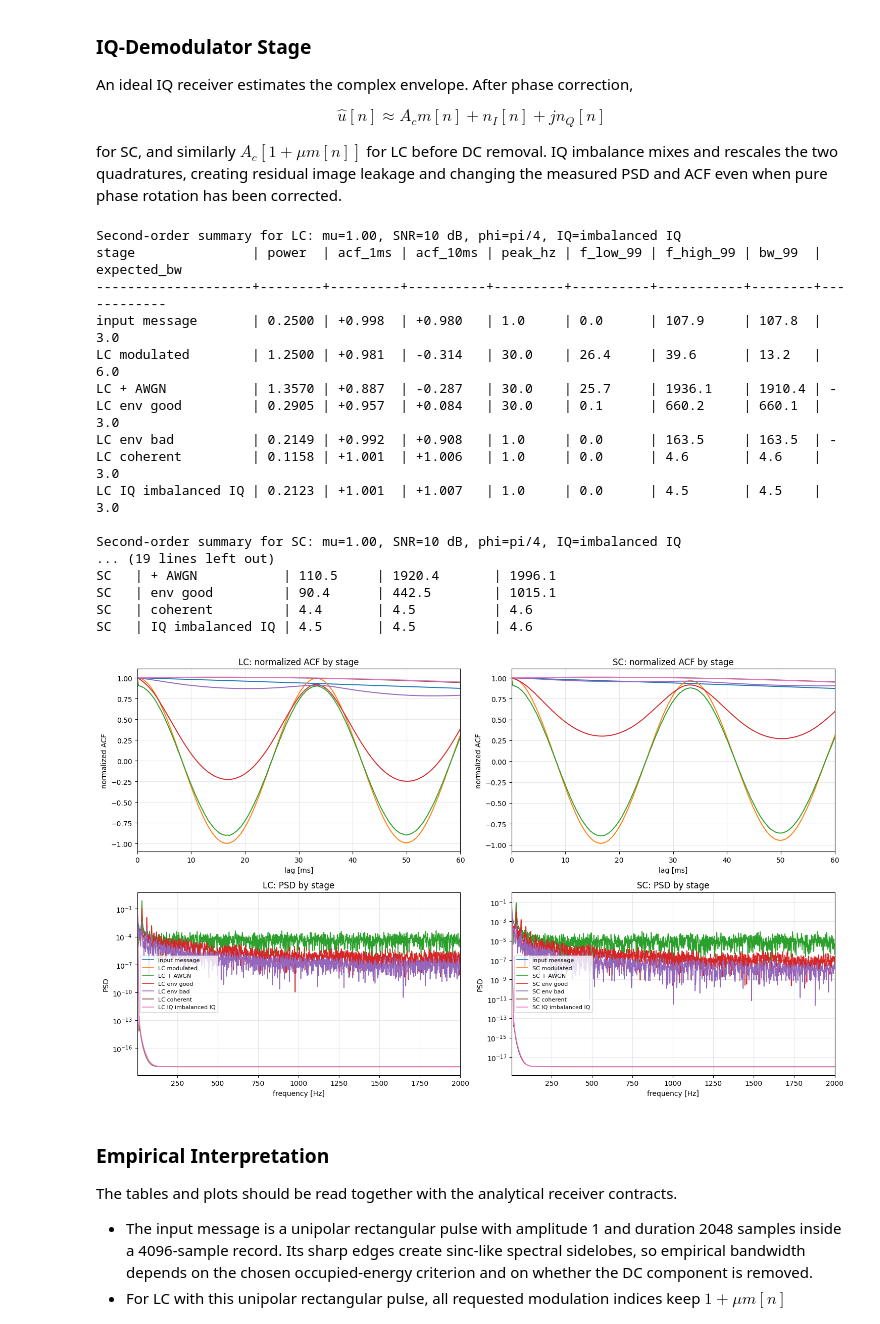
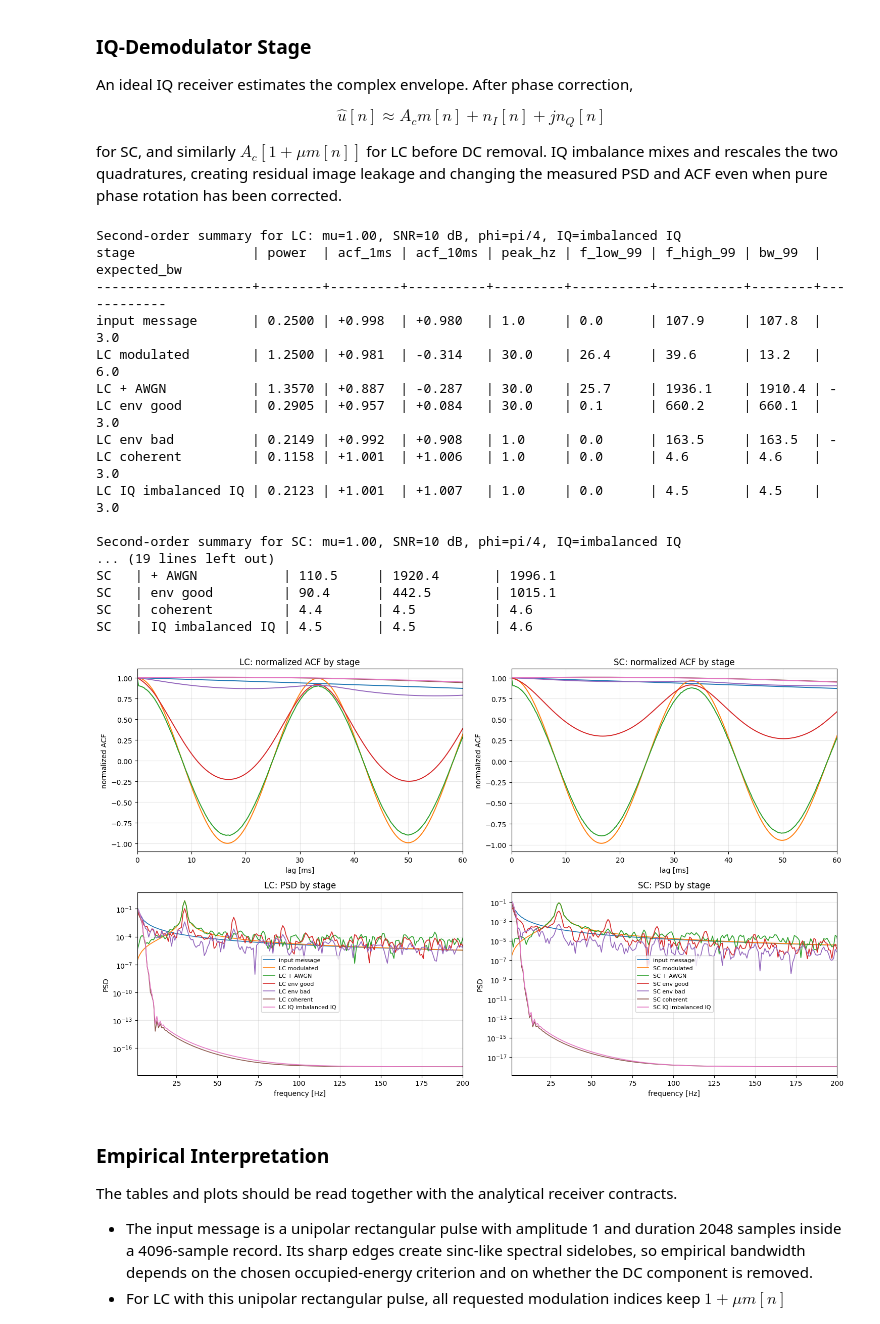
Before and after one commit to AlmondSund/RandomSignalsTheory, a Jupyter notebook: workshops/05-am/am.ipynb, the cells around one changed output. Saved outputs shown, nothing was run; the diff lists cells and outputs as text; code cells hidden in the pictures.

```diff
--- a/workshops/05-am/am.ipynb
+++ b/workshops/05-am/am.ipynb
@@ -1587,35 +1587,35 @@ for col, mode in enumerate(["LC", "SC"]):
     axes[0, col].set_title(f"{mode}: normalized ACF by stage")
     axes[0, col].set_xlabel("lag [ms]")
     axes[0, col].set_ylabel("normalized ACF")
     axes[0, col].set_xlim(0.0, 60.0)
     axes[0, col].grid(alpha=0.3)
     axes[1, col].set_title(f"{mode}: PSD by stage")
     axes[1, col].set_xlabel("frequency [Hz]")
     axes[1, col].set_ylabel("PSD")
-    axes[1, col].set_xlim(1.0, 2_000.0)
+    axes[1, col].set_xlim(1.0, 200.0)
     axes[1, col].grid(alpha=0.3)
     axes[1, col].legend(fontsize=8)
 plt.tight_layout()
 plt.show()
 # %% [output]
 Second-order summary for LC: mu=1.00, SNR=10 dB, phi=pi/4, IQ=imbalanced IQ
 stage               | power  | acf_1ms | acf_10ms | peak_hz | f_low_99 | f_high_99 | bw_99  | expected_bw
 --------------------+--------+---------+----------+---------+----------+-----------+--------+------------
 input message       | 0.2500 | +0.998  | +0.980   | 1.0     | 0.0      | 107.9     | 107.8  | 3.0
 LC modulated        | 1.2500 | +0.981  | -0.314   | 30.0    | 26.4     | 39.6      | 13.2   | 6.0
 LC + AWGN           | 1.3570 | +0.887  | -0.287   | 30.0    | 25.7     | 1936.1    | 1910.4 | -
 LC env good         | 0.2905 | +0.957  | +0.084   | 30.0    | 0.1      | 660.2     | 660.1  | 3.0
 LC env bad          | 0.2149 | +0.992  | +0.908   | 1.0     | 0.0      | 163.5     | 163.5  | -
 LC coherent         | 0.1158 | +1.001  | +1.006   | 1.0     | 0.0      | 4.6       | 4.6    | 3.0
 LC IQ imbalanced IQ | 0.2123 | +1.001  | +1.007   | 1.0     | 0.0      | 4.5       | 4.5    | 3.0
 
 Second-order summary for SC: mu=1.00, SNR=10 dB, phi=pi/4, IQ=imbalanced IQ
 ... (19 lines left out)
 SC   | + AWGN           | 110.5     | 1920.4       | 1996.1
 SC   | env good         | 90.4      | 442.5        | 1015.1
 SC   | coherent         | 4.4       | 4.5          | 4.6
 SC   | IQ imbalanced IQ | 4.5       | 4.5          | 4.6
-[figure, old version]
+[figure, new version]
 # %% [markdown]
 ### Empirical Interpretation
 
```
Also changed, not shown: parts of 1 cell of this notebook, 3 other files.
